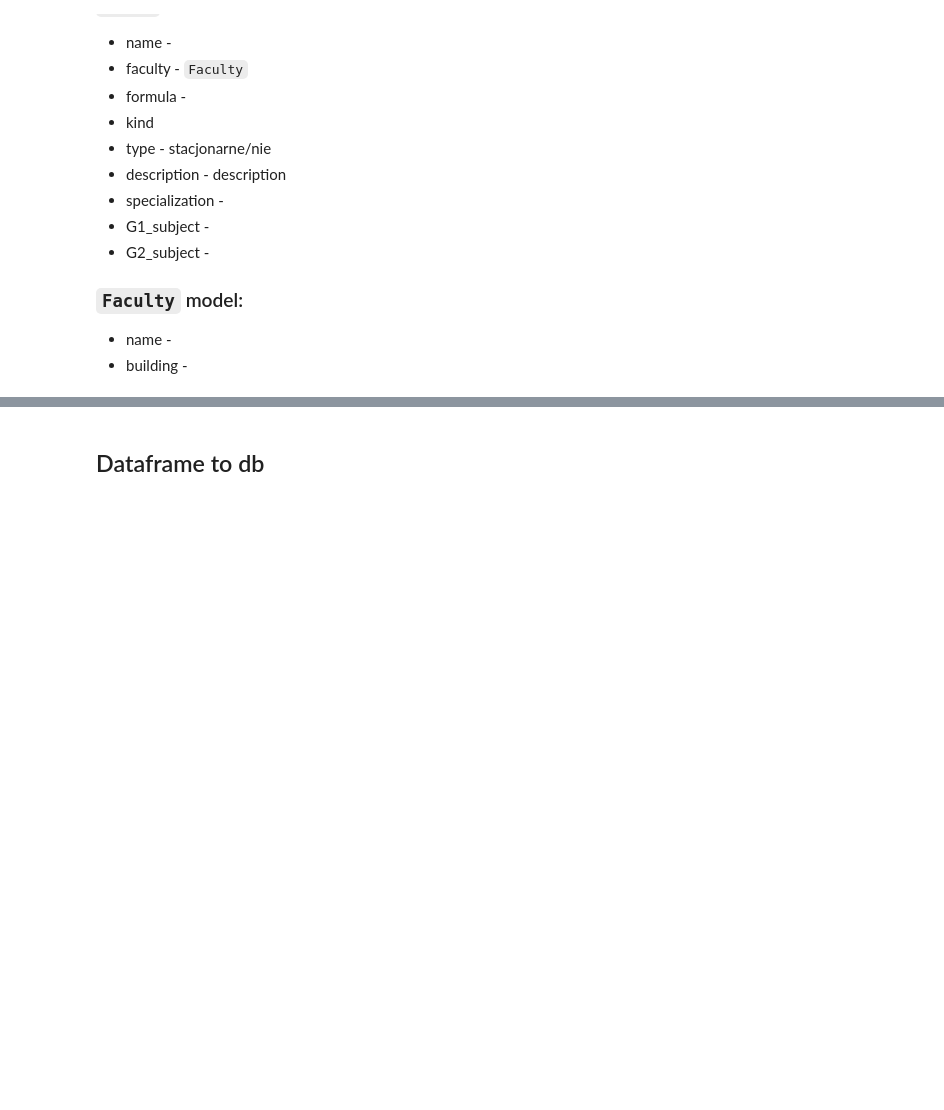
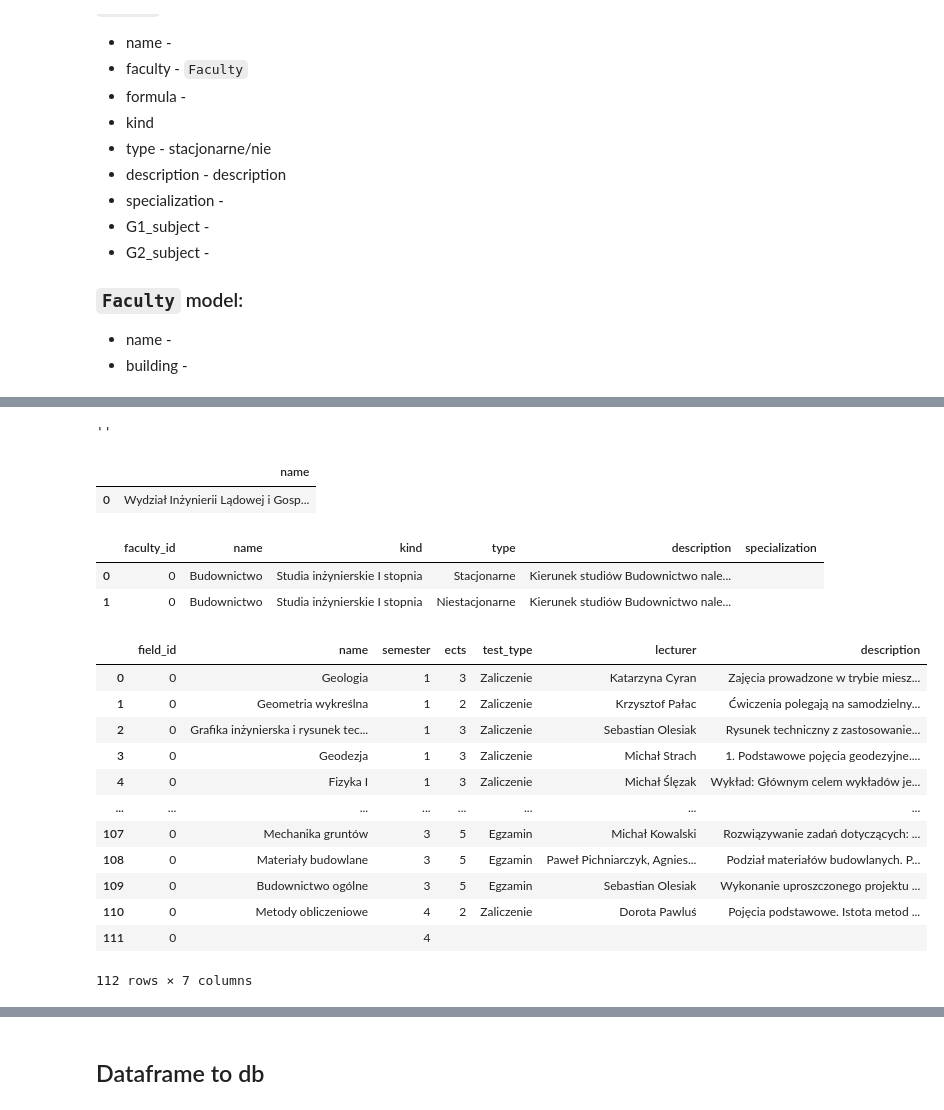
Before and after one commit to Julnowak/MiUn-Student-App, a Jupyter notebook: backend/scrap_syllabus.ipynb, the cells around one changed output, grey strips where cells are left out. Saved outputs shown, nothing was run; the diff lists cells and outputs as text; code cells hidden in the pictures; blank space fills up the shorter version.

```diff
--- a/backend/scrap_syllabus.ipynb
+++ b/backend/scrap_syllabus.ipynb
@@ -248,3 +285,34 @@ driver.quit()
+# %%
+specialization_name
+# %% [output]
+''
+# %%
+faculty_df
+# %% [output]
+|  | name |
+| 0 | Wydział Inżynierii Lądowej i Gosp... |
+# %%
+field_df
+# %% [output]
+|  | faculty_id | name | kind | type | description | specialization |
+| 0 | 0 | Budownictwo | Studia inżynierskie I stopnia | Stacjonarne | Kierunek studiów Budownictwo nale... |  |
+| 1 | 0 | Budownictwo | Studia inżynierskie I stopnia | Niestacjonarne | Kierunek studiów Budownictwo nale... |  |
+# %%
+course_df
+# %% [output]
+|  | field_id | name | semester | ects | test_type | lecturer | description |
+| 0 | 0 | Geologia | 1 | 3 | Zaliczenie | Katarzyna Cyran | Zajęcia prowadzone w trybie miesz... |
+| 1 | 0 | Geometria wykreślna | 1 | 2 | Zaliczenie | Krzysztof Pałac | Ćwiczenia polegają na samodzielny... |
+| 2 | 0 | Grafika inżynierska i rysunek tec... | 1 | 3 | Zaliczenie | Sebastian Olesiak | Rysunek techniczny z zastosowanie... |
+| 3 | 0 | Geodezja | 1 | 3 | Zaliczenie | Michał Strach | 1. Podstawowe pojęcia geodezyjne.... |
+| 4 | 0 | Fizyka I | 1 | 3 | Zaliczenie | Michał Ślęzak | Wykład: Głównym celem wykładów je... |
+| ... | ... | ... | ... | ... | ... | ... | ... |
+| 107 | 0 | Mechanika gruntów | 3 | 5 | Egzamin | Michał Kowalski | Rozwiązywanie zadań dotyczących: ... |
+| 108 | 0 | Materiały budowlane | 3 | 5 | Egzamin | Paweł Pichniarczyk, Agnies... | Podział materiałów budowlanych. P... |
+| 109 | 0 | Budownictwo ogólne | 3 | 5 | Egzamin | Sebastian Olesiak | Wykonanie uproszczonego projektu ... |
+| 110 | 0 | Metody obliczeniowe | 4 | 2 | Zaliczenie | Dorota Pawluś | Pojęcia podstawowe. Istota metod ... |
+| 111 | 0 |  | 4 |  |  |  |  |
+112 rows × 7 columns
 # %%
 import re
 
```
Also changed, not shown: parts of 3 cells of this notebook, 4 other files.
